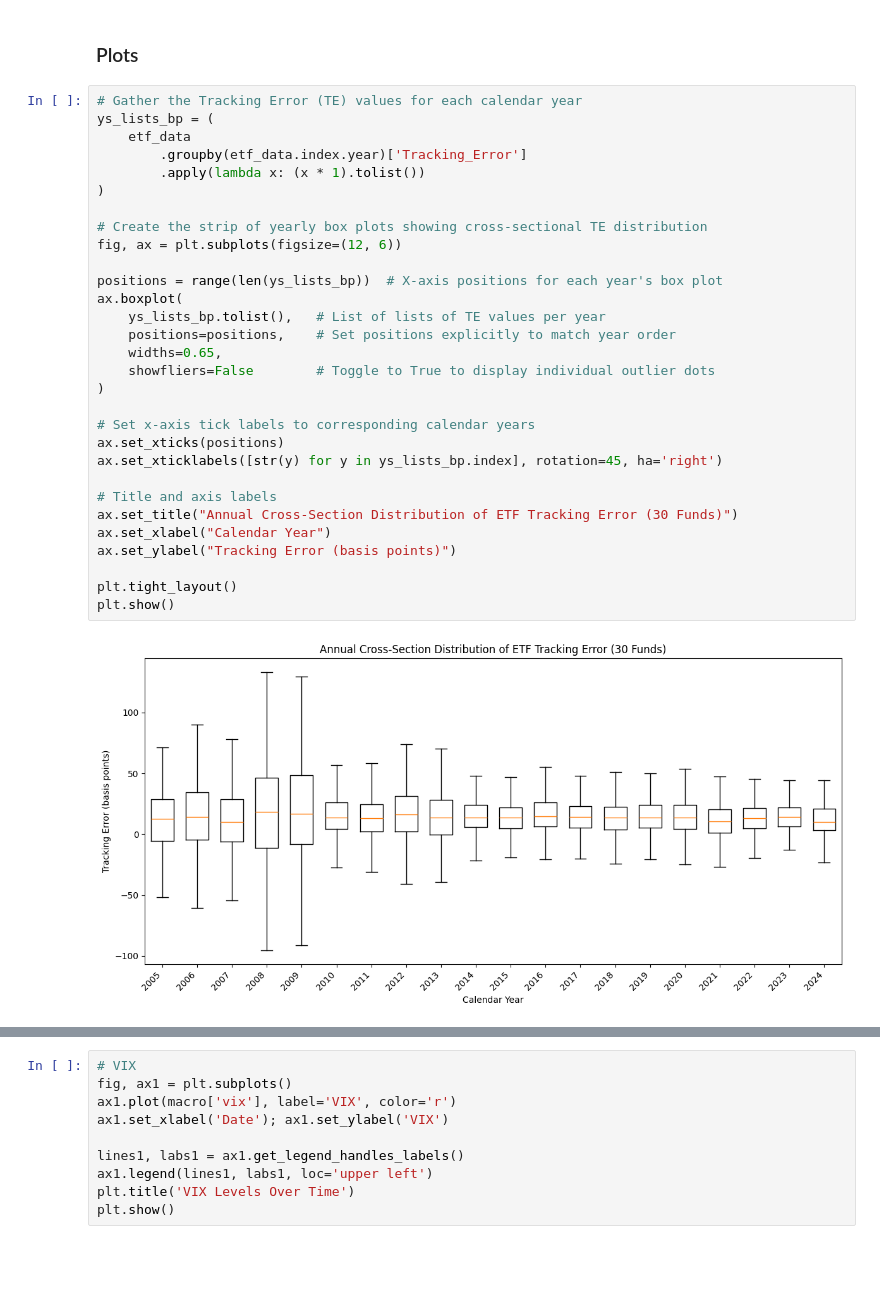
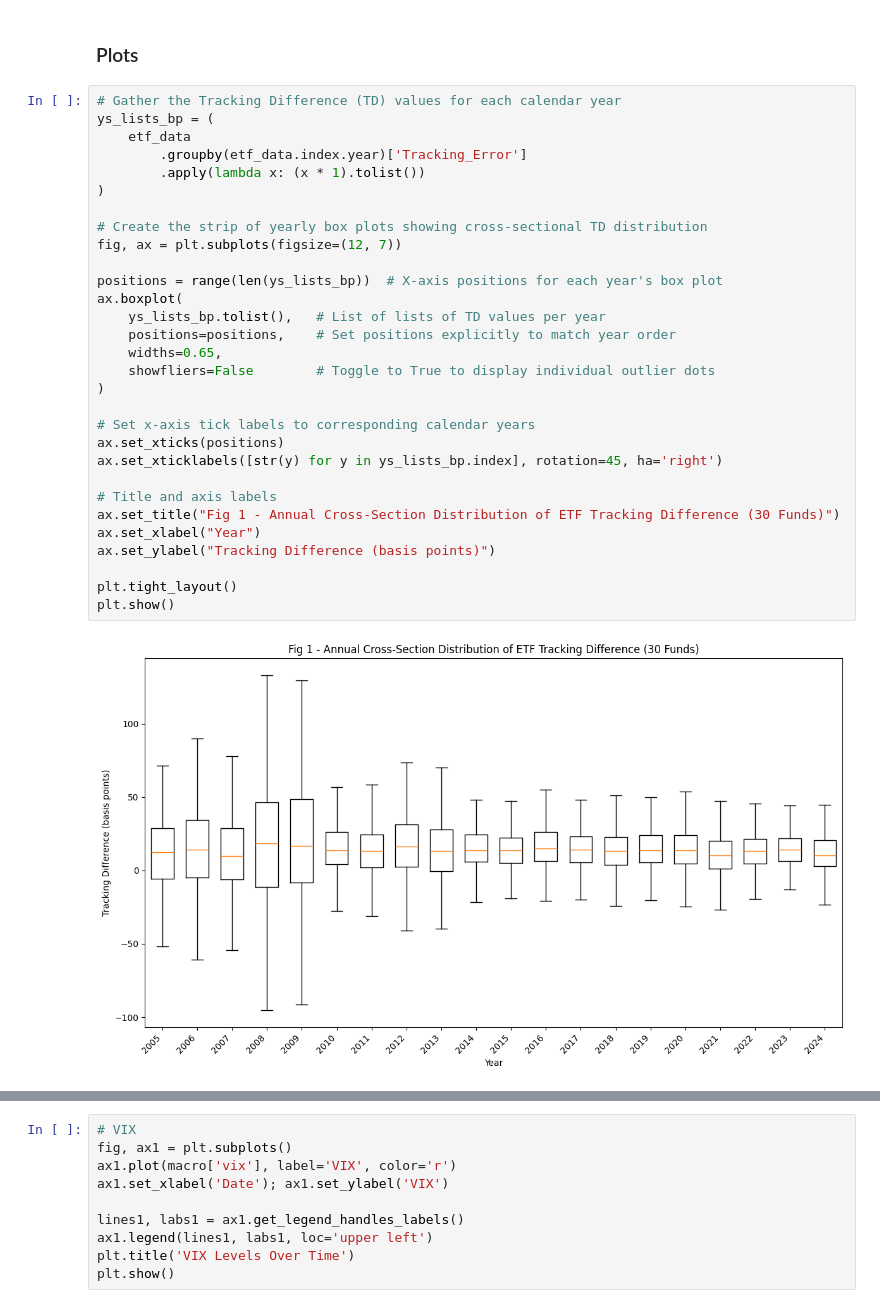
Before and after one commit to AatishDA1/ETF_TD_Forecasting, a Jupyter notebook: etf_te_forecsating_models/etf_te_forecasting_v2.ipynb, the cells around one changed output, grey strips where cells are left out. Saved outputs shown, nothing was run; the diff lists cells and outputs as text; blank space fills up the shorter version.

Commit message:
Added Plots

```diff
--- a/etf_te_forecsating_models/etf_te_forecasting_v2.ipynb
+++ b/etf_te_forecsating_models/etf_te_forecasting_v2.ipynb
@@ -176,37 +177,37 @@ Macro Data Info:
 # %% [markdown]
 ### Plots
 # %%
-# Gather the Tracking Error (TE) values for each calendar year
+# Gather the Tracking Difference (TD) values for each calendar year
 ys_lists_bp = (
     etf_data
         .groupby(etf_data.index.year)['Tracking_Error']
         .apply(lambda x: (x * 1).tolist())
 )
 
-# Create the strip of yearly box plots showing cross-sectional TE distribution
-fig, ax = plt.subplots(figsize=(12, 6))
+# Create the strip of yearly box plots showing cross-sectional TD distribution
+fig, ax = plt.subplots(figsize=(12, 7))
 
 positions = range(len(ys_lists_bp))  # X-axis positions for each year's box plot
 ax.boxplot(
-    ys_lists_bp.tolist(),   # List of lists of TE values per year
+    ys_lists_bp.tolist(),   # List of lists of TD values per year
     positions=positions,    # Set positions explicitly to match year order
     widths=0.65,
     showfliers=False        # Toggle to True to display individual outlier dots
 )
 
 # Set x-axis tick labels to corresponding calendar years
 ax.set_xticks(positions)
 ax.set_xticklabels([str(y) for y in ys_lists_bp.index], rotation=45, ha='right')
 
 # Title and axis labels
-ax.set_title("Annual Cross-Section Distribution of ETF Tracking Error (30 Funds)")
-ax.set_xlabel("Calendar Year")
-ax.set_ylabel("Tracking Error (basis points)")
+ax.set_title("Fig 1 - Annual Cross-Section Distribution of ETF Tracking Difference (30 Funds)")
+ax.set_xlabel("Year")
+ax.set_ylabel("Tracking Difference (basis points)")
 
 plt.tight_layout()
 plt.show()
 # %% [output]
-[figure, old version]
+[figure, new version]
 # %%
 cum_te_df = etf_data.copy()
 cum_te_df['TE_bp'] = cum_te_df['Tracking_Error']
```
Also changed, not shown: parts of 8 cells of this notebook, 1 other file.
